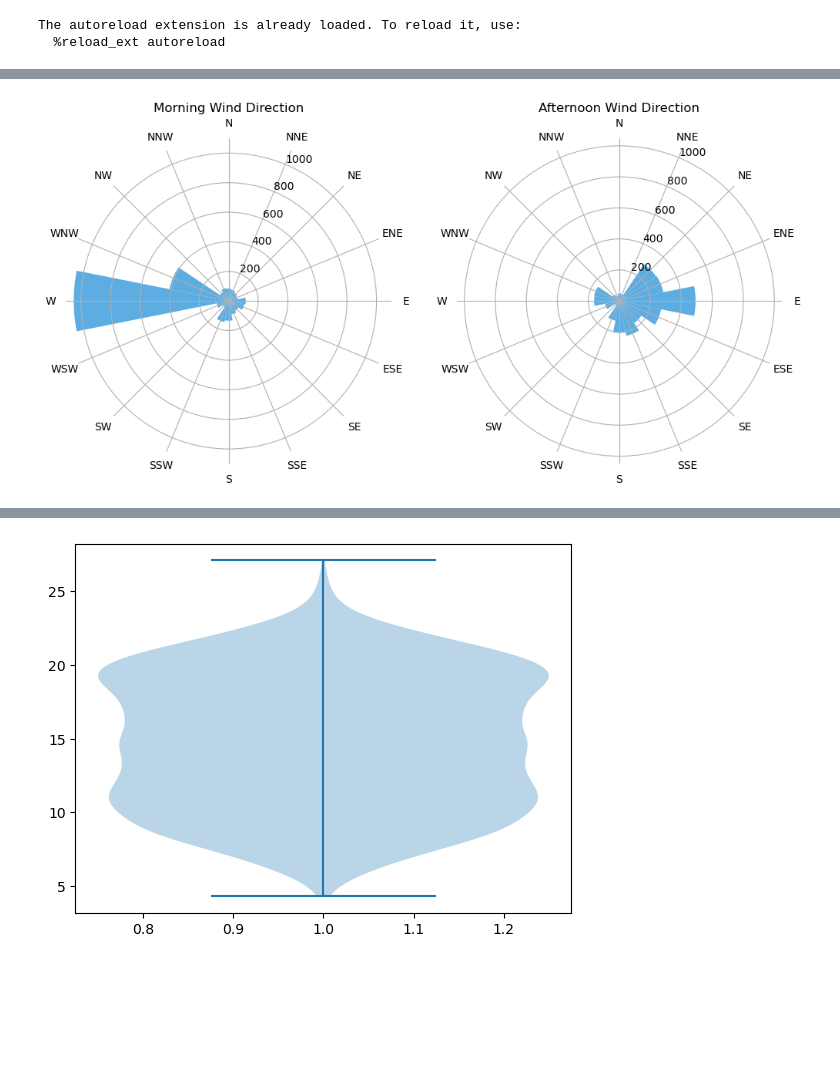
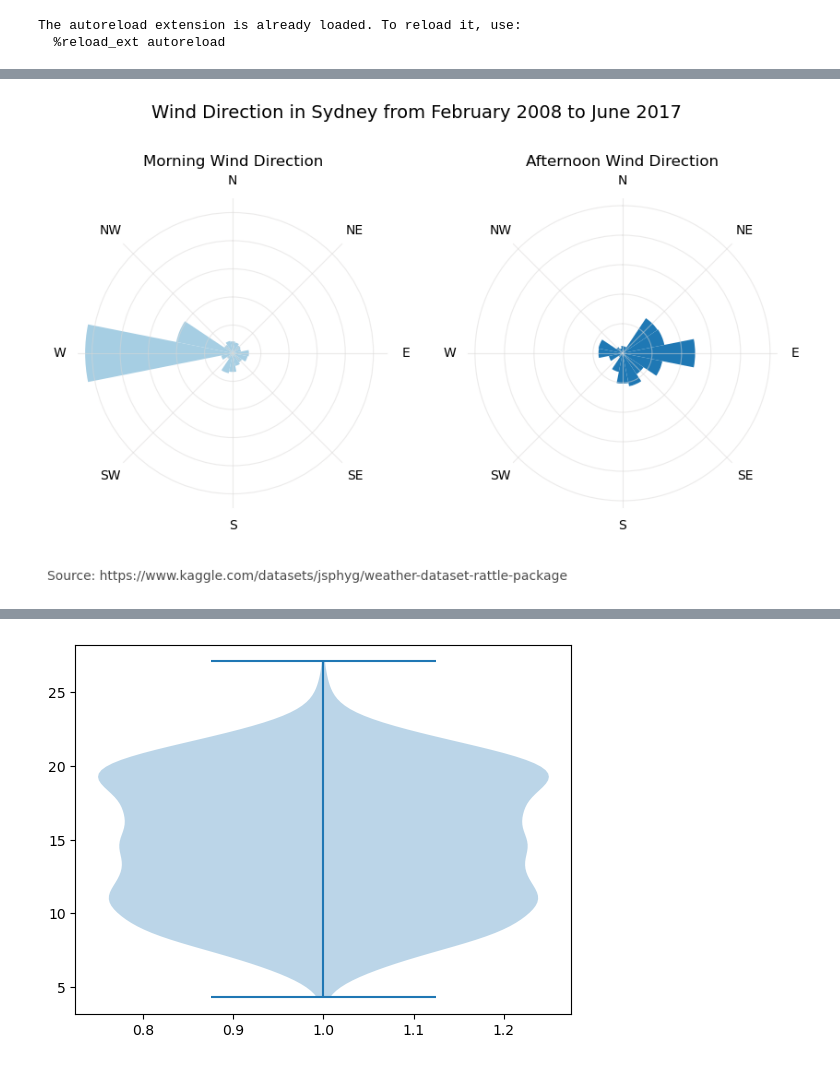
Before and after one commit to M-Harms/Data-Visualization, a Jupyter notebook: sydney_weather.ipynb, the cells around one changed output, grey strips where cells are left out. Saved outputs shown, nothing was run; the diff lists cells and outputs as text; code cells hidden in the pictures; blank space fills up the shorter version.

```diff
--- a/sydney_weather.ipynb
+++ b/sydney_weather.ipynb
@@ -12,5 +12,5 @@ import rain_data
 The autoreload extension is already loaded. To reload it, use:
   %reload_ext autoreload
 # %%
-df = rain_data.load_data()
+df = sydney_weather_data.load_data()
 # %%
@@ -34,3 +30,4 @@ display(df)
 #['W', 'WNW', 'SSW', 'S', 'E', 'ESE', 'SSE', 'NNW', 'N', 'WSW', 'SE', 'NNE', 'NW', 'NE', 'ENE', 'SW'],
 #['N', 'NNE', 'NE', 'ENE', 'E', 'ESE', 'SE', 'SSE', 'S', 'SSW', 'SW', 'WSW', 'SW', '']
 wind_direct = ['N','NNE', 'NE', 'ENE', 'E', 'ESE', 'SE', 'SSE', 'S', 'SSW', 'SW',  'WSW', 'W', 'WNW', 'NW', 'NNW']
+wind_direct_labels = ['N', 'NE', 'E', 'SE', 'S', 'SW', 'W',  'NW']
@@ -42,28 +36,35 @@ df_wind_dir_morning = df['WindDir9am'].value_counts().reindex(wind_direct)
 df_wind_dir_afternoon = df['WindDir3pm'].value_counts().reindex(wind_direct)
 # %%
 data_list = [df_wind_dir_morning, df_wind_dir_afternoon]
+colors = ['#a6cee3', '#1f78b4']
 chart_titles = ['Morning Wind Direction', 'Afternoon Wind Direction']
-data = df_wind_dir_morning
-fig, ax = plt.subplots(1, 2, figsize=(12, 6), subplot_kw={'projection':'polar'})
-angles = np.arange(0,360,360/len(data))
+#data = df_wind_dir_morning
+fig, ax = plt.subplots(1, 2, figsize=(10, 6), subplot_kw={'projection':'polar'})
+angles = np.arange(0,360,360/len(wind_direct_labels))
 heights = [1,2,5]
 startangle =-22.5/2
 
 for j, data in enumerate(data_list):
     for i, d in enumerate(data):
         x = (22.5 * pi *2)/ 360
         left = (startangle * pi *2)/ 360 #this is to control where the bar startsplt.xticks([])
         startangle += 22.5
         #left = 0 #this is to control where the bar startsplt.xticks([])
         ax[j].spines.clear()
-        ax[j].barh(0, x, left=left, height=d, align='edge', label=data.index[i], color = '#5DADE2')
+        ax[j].barh(0, x, left=left, height=d, align='edge', color = colors[j] )
         ax[j].set_theta_offset(.5*pi)
         ax[j].set_theta_direction(-1)
-        ax[j].set_thetagrids(angles, labels=df_wind_dir.index, fmt=None)
+        ax[j].set_thetagrids(angles, labels=wind_direct_labels, fmt=None)
         ax[j].set_title(chart_titles[j])
+        ax[j].grid(which="major", axis='x', color='#DAD8D7', alpha=0.5, zorder=0)
+        ax[j].grid(which="major", axis='y', color='#DAD8D7', alpha=0.5, zorder=0)
+        ax[j].set_yticks([200,400,600,800,1000], labels = "")
+
         #plt.yticks([])
 plt.ylim(-0, 1050)
-fig.suptitle('Wind Direction in Sydney from ', fontsize=16)
+plt.subplots_adjust(left=None, bottom=0.25, right=None, top=0.81, wspace=None, hspace=None)
+fig.suptitle('Wind Direction in Sydney from February 2008 to June 2017', fontsize=14)
+fig.text(x=0.10, y=0.12, s="Source: https://www.kaggle.com/datasets/jsphyg/weather-dataset-rattle-package", transform=fig.transFigure, ha='left', fontsize=10, alpha=.7)
 plt.show()
 # %% [output]
-[figure, old version]
+[figure, new version]
```
Also changed, not shown: parts of 7 cells of this notebook.
